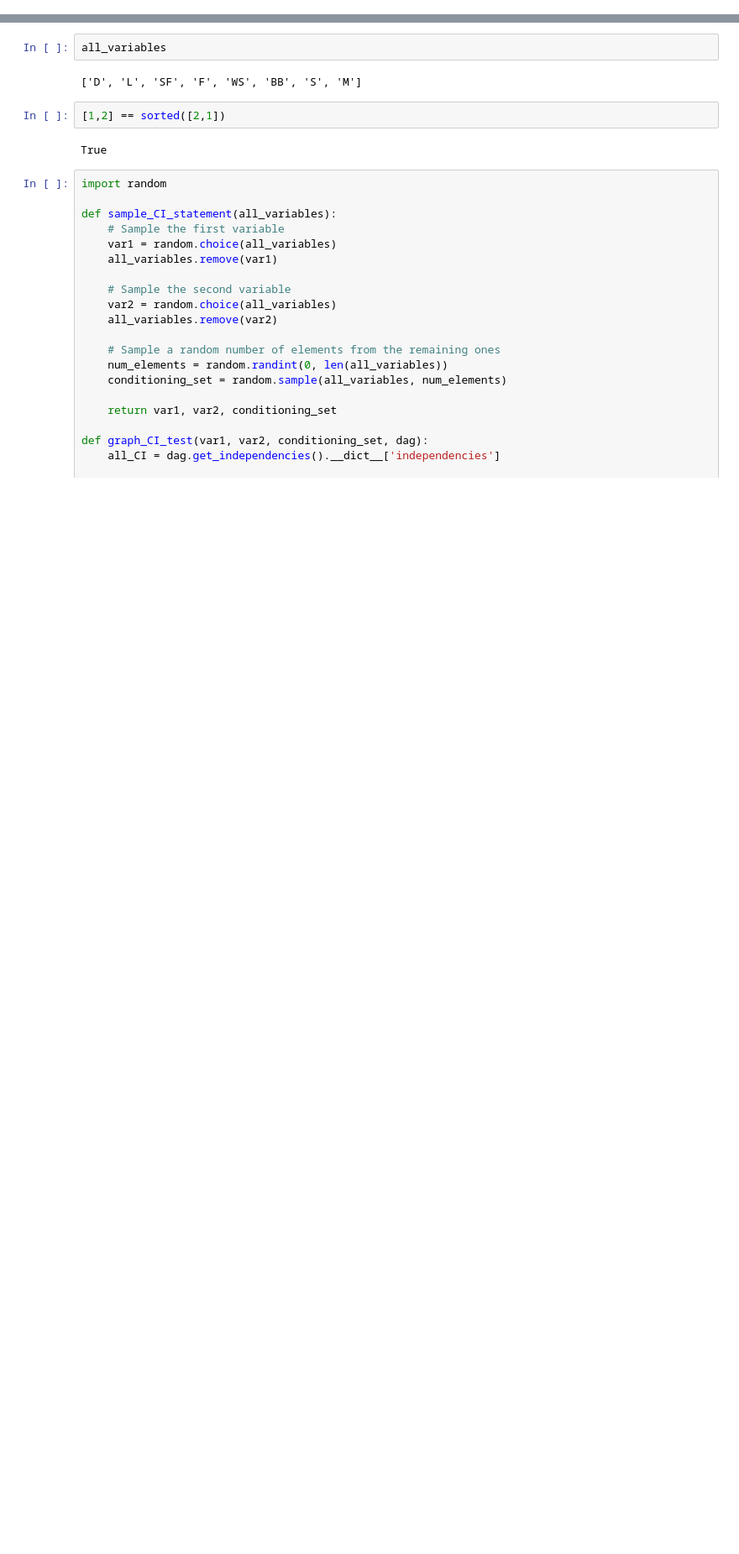
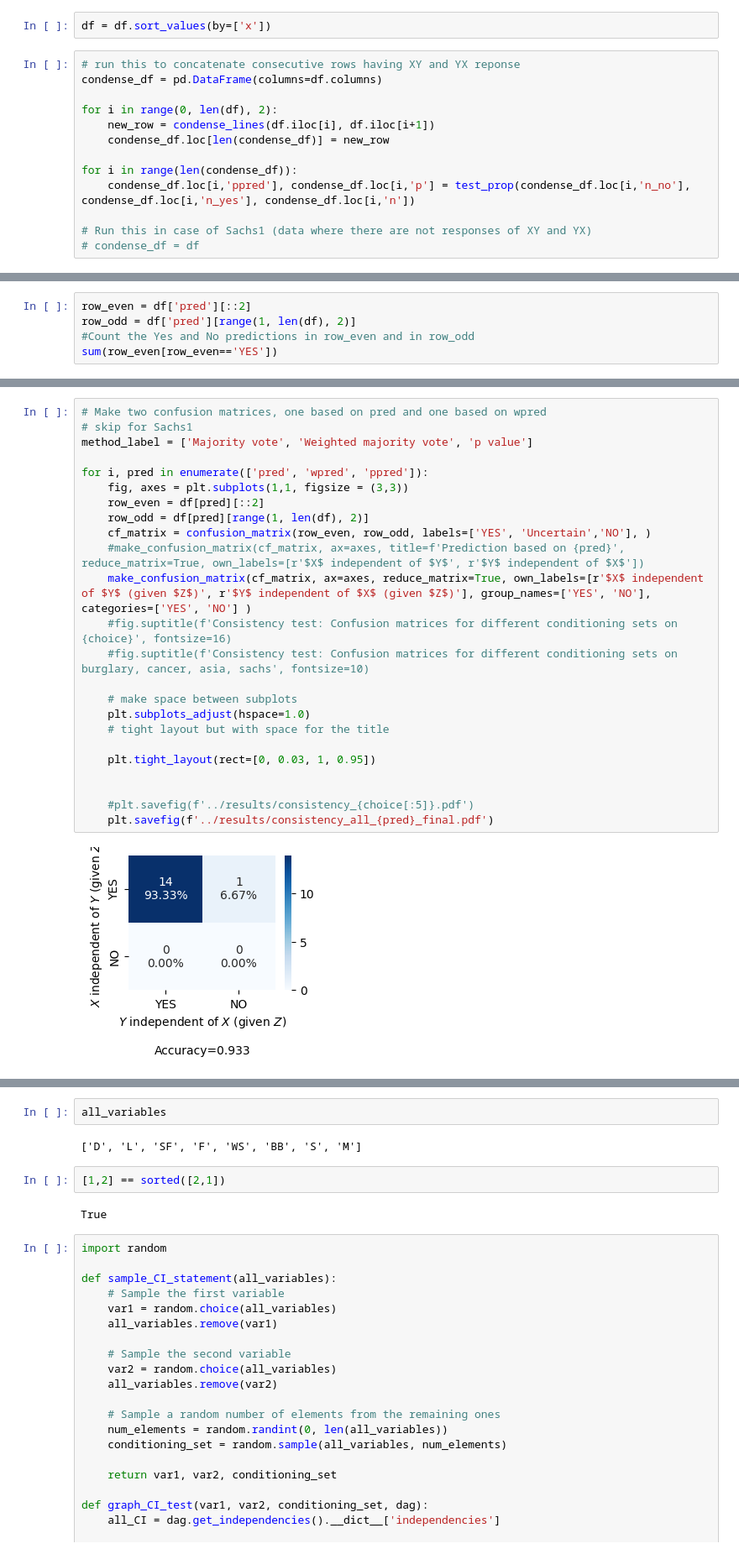
Before and after one commit to IPL-UV/CHG_LLM, a Jupyter notebook: scripts/test.ipynb, the cells around one changed output, grey strips where cells are left out. Shown at 84% size. Saved outputs shown, nothing was run; the diff lists cells and outputs as text; blank space fills up the shorter version.

```diff
--- a/scripts/test.ipynb
+++ b/scripts/test.ipynb
@@ -40,0 +313,15 @@ dag.local_independencies(['SMK', 'LC', 'FH', 'PN'])
+# %%
+df = df.sort_values(by=['x'])
+# %%
+# run this to concatenate consecutive rows having XY and YX reponse
+condense_df = pd.DataFrame(columns=df.columns)
+
+for i in range(0, len(df), 2):
+    new_row = condense_lines(df.iloc[i], df.iloc[i+1])
+    condense_df.loc[len(condense_df)] = new_row
+
+for i in range(len(condense_df)):
+    condense_df.loc[i,'ppred'], condense_df.loc[i,'p'] = test_prop(condense_df.loc[i,'n_no'], condense_df.loc[i,'n_yes'], condense_df.loc[i,'n'])
+
+# Run this in case of Sachs1 (data where there are not responses of XY and YX)
+# condense_df = df
@@ -40,0 +353,5 @@ dag.local_independencies(['SMK', 'LC', 'FH', 'PN'])
+# %%
+row_even = df['pred'][::2]
+row_odd = df['pred'][range(1, len(df), 2)]
+#Count the Yes and No predictions in row_even and in row_odd
+sum(row_even[row_even=='YES'])
@@ -40,0 +368,26 @@ dag.local_independencies(['SMK', 'LC', 'FH', 'PN'])
+# %%
+# Make two confusion matrices, one based on pred and one based on wpred
+# skip for Sachs1
+method_label = ['Majority vote', 'Weighted majority vote', 'p value']
+
+for i, pred in enumerate(['pred', 'wpred', 'ppred']):
+    fig, axes = plt.subplots(1,1, figsize = (3,3))
+    row_even = df[pred][::2]
+    row_odd = df[pred][range(1, len(df), 2)]
+    cf_matrix = confusion_matrix(row_even, row_odd, labels=['YES', 'Uncertain','NO'], )
+    #make_confusion_matrix(cf_matrix, ax=axes, title=f'Prediction based on {pred}', reduce_matrix=True, own_labels=[r'$X$ independent of $Y$', r'$Y$ independent of $X$'])
+    make_confusion_matrix(cf_matrix, ax=axes, reduce_matrix=True, own_labels=[r'$X$ independent of $Y$ (given $Z$)', r'$Y$ independent of $X$ (given $Z$)'], group_names=['YES', 'NO'], categories=['YES', 'NO'] )
+    #fig.suptitle(f'Consistency test: Confusion matrices for different conditioning sets on {choice}', fontsize=16)
+    #fig.suptitle(f'Consistency test: Confusion matrices for different conditioning sets on burglary, cancer, asia, sachs', fontsize=10)
+
+    # make space between subplots
+    plt.subplots_adjust(hspace=1.0)
+    # tight layout but with space for the title
+
+    plt.tight_layout(rect=[0, 0.03, 1, 0.95])
+
+
+    #plt.savefig(f'../results/consistency_{choice[:5]}.pdf')
+    plt.savefig(f'../results/consistency_all_{pred}_final.pdf')
+# %% [output]
+[figure, added]
```
Also changed, not shown: parts of 46 cells of this notebook, 40 other files.
